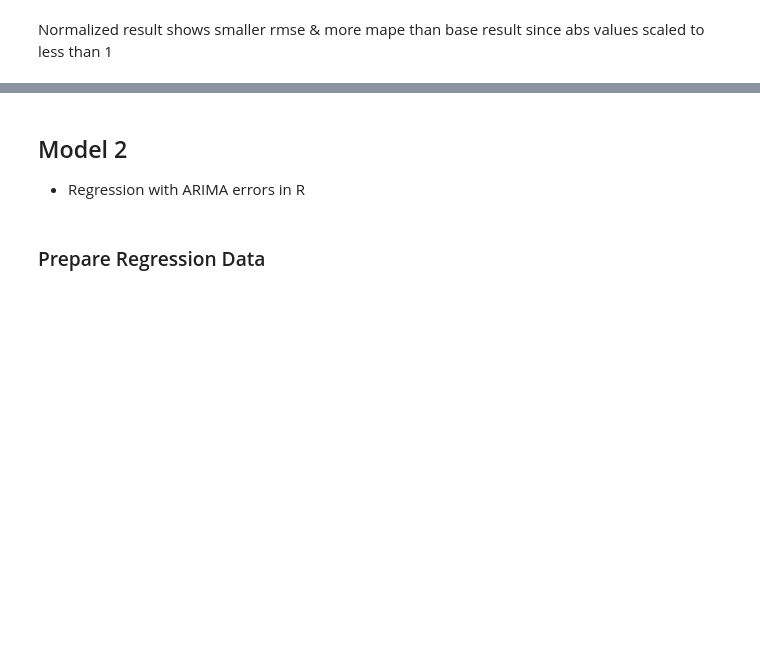
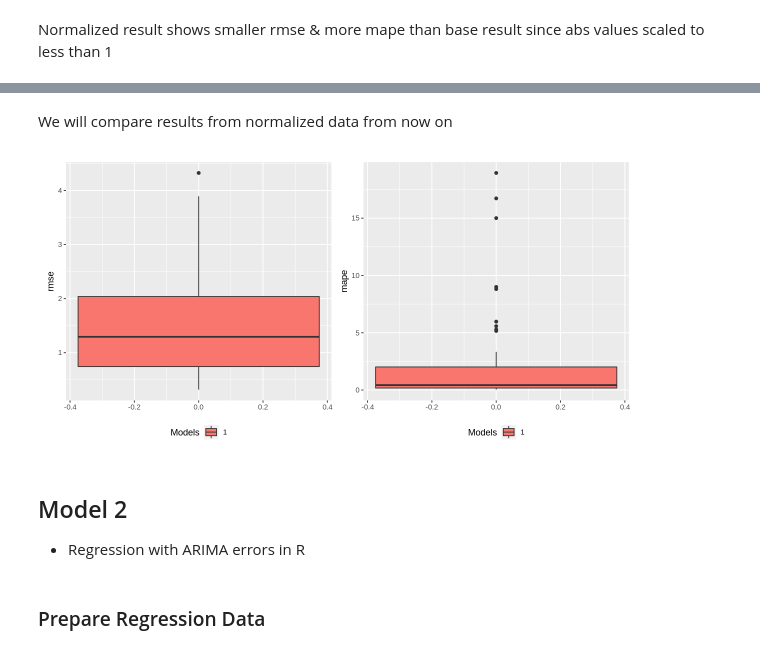
Before and after one commit to lbk209/timeseries, a Jupyter notebook: r_arima_snp500.ipynb, the cells around one changed output, grey strips where cells are left out. Cells and saved outputs as stored; diff of their text form; code cells hidden in the pictures; blank space fills up the shorter version.

Commit message:
to work on model 3 in compare models

```diff
--- a/r_arima_snp500.ipynb
+++ b/r_arima_snp500.ipynb
@@ -70,5 +70,9 @@ n.plot_errors <- function(results, group='Models', metrics=c('rmse','mape')) {
     } else {
         p2 <- NULL
     }
-    return(p1 + p2)
+    if (is.null(p1)) {
+        return(p2 + p1)
+    } else {
+        return(p1 + p2)
+    }
 }
@@ -1414,2 +1395,8 @@ n.plot_errors(results.tmp)
+# %% [markdown]
+We will compare results from normalized data from now on
 # %%
-n.plot_errors(r2)
+results <- n.get_result(results.m01, 1)
+#n.plot_errors(results, metrics=c('rmse'))
+n.plot_errors(results)
+# %% [output]
+[figure, added]
```
Also changed, not shown: parts of 34 cells of this notebook.
